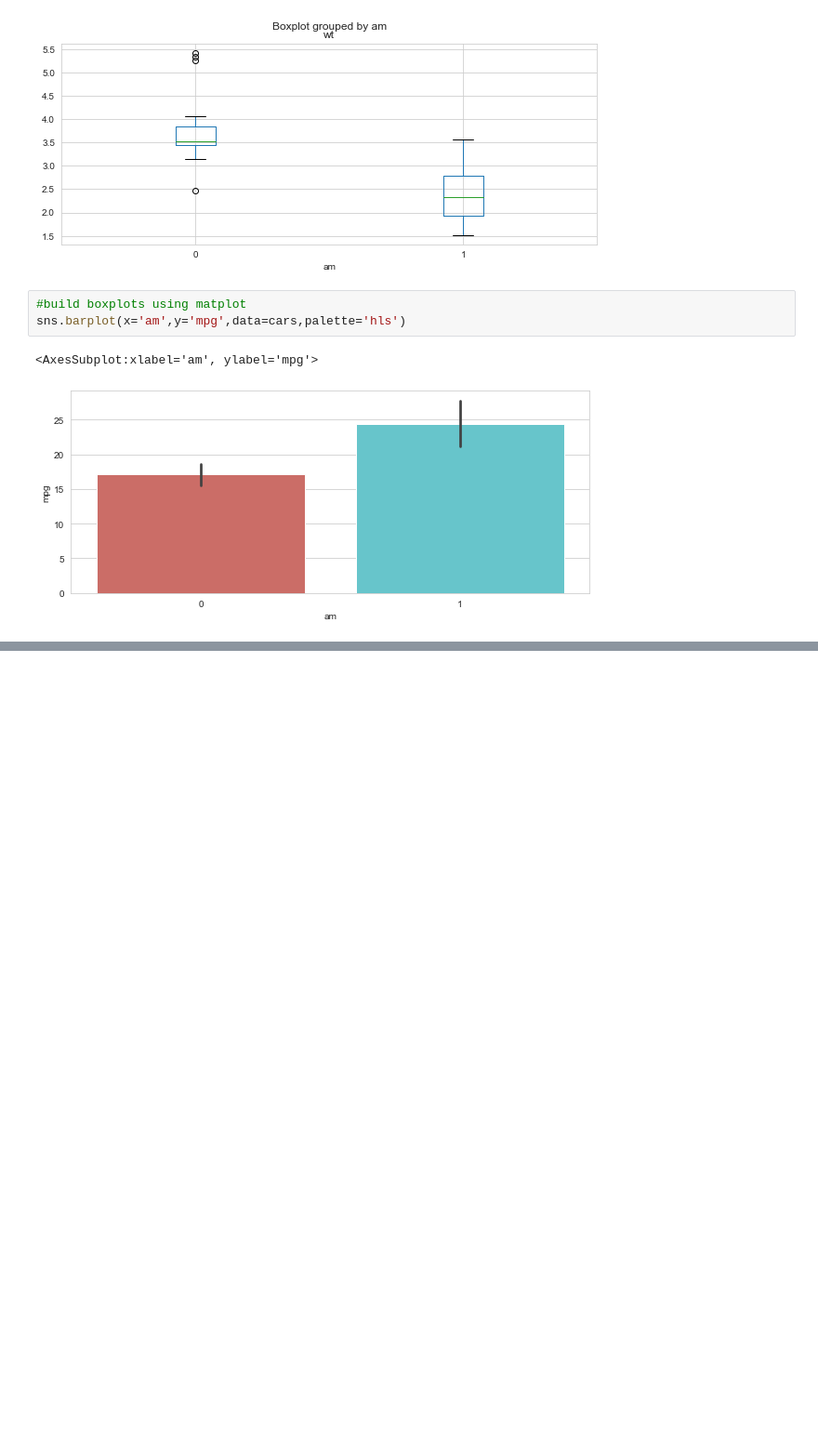
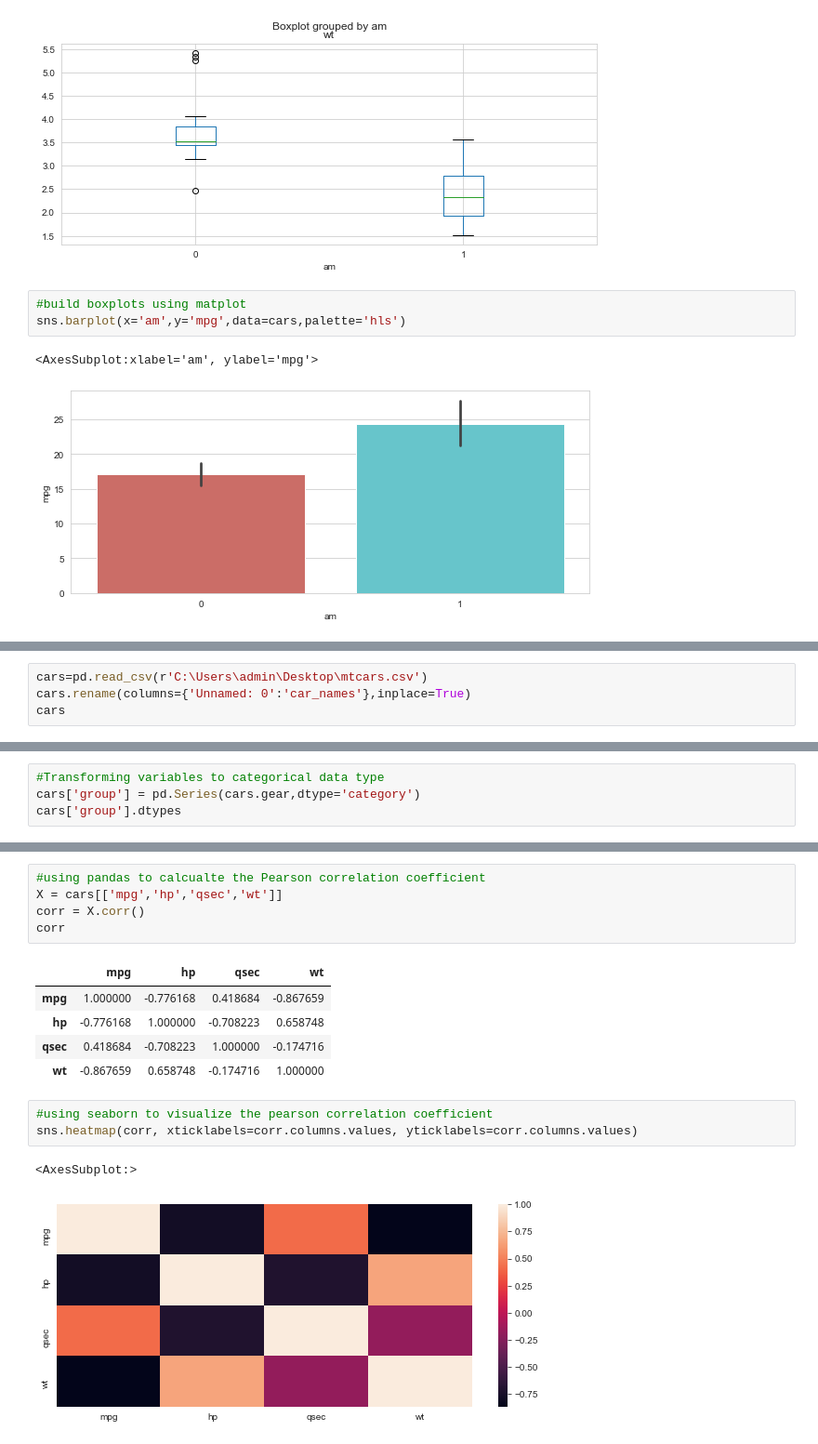
Before and after one commit to Chaliantosh/Dataanalysis-Visualizations, a Jupyter notebook: mtcars_Dataanalysis & Vizualization.ipynb, the cells around one changed output, grey strips where cells are left out. Shown at 93% size. Cells and saved outputs as stored; diff of their text form; blank space fills up the shorter version.

Commit message:
maths and statistics
1. Parametric correlation analysis
2. Non parametric correlation analysis
3. Transforming dataset distributions

```diff
--- a/mtcars_Dataanalysis & Vizualization.ipynb
+++ b/mtcars_Dataanalysis & Vizualization.ipynb
@@ -230,0 +242,4 @@ sns.barplot(x='am',y='mpg',data=cars,palette='hls')
+# %%
+cars=pd.read_csv(r'C:\Users\admin\Desktop\mtcars.csv')
+cars.rename(columns={'Unnamed: 0':'car_names'},inplace=True)
+cars
@@ -230,0 +467,4 @@ sns.barplot(x='am',y='mpg',data=cars,palette='hls')
+# %%
+#Transforming variables to categorical data type
+cars['group'] = pd.Series(cars.gear,dtype='category')
+cars['group'].dtypes
@@ -230,0 +518,17 @@ sns.barplot(x='am',y='mpg',data=cars,palette='hls')
+# %%
+#using pandas to calcualte the Pearson correlation coefficient
+X = cars[['mpg','hp','qsec','wt']]
+corr = X.corr()
+corr
+# %% [output]
+|  | mpg | hp | qsec | wt |
+| mpg | 1.000000 | -0.776168 | 0.418684 | -0.867659 |
+| hp | -0.776168 | 1.000000 | -0.708223 | 0.658748 |
+| qsec | 0.418684 | -0.708223 | 1.000000 | -0.174716 |
+| wt | -0.867659 | 0.658748 | -0.174716 | 1.000000 |
+# %%
+#using seaborn to visualize the pearson correlation coefficient
+sns.heatmap(corr, xticklabels=corr.columns.values, yticklabels=corr.columns.values)
+# %% [output]
+<AxesSubplot:>
+[figure, added]
```
Also changed, not shown: parts of 46 cells of this notebook.
